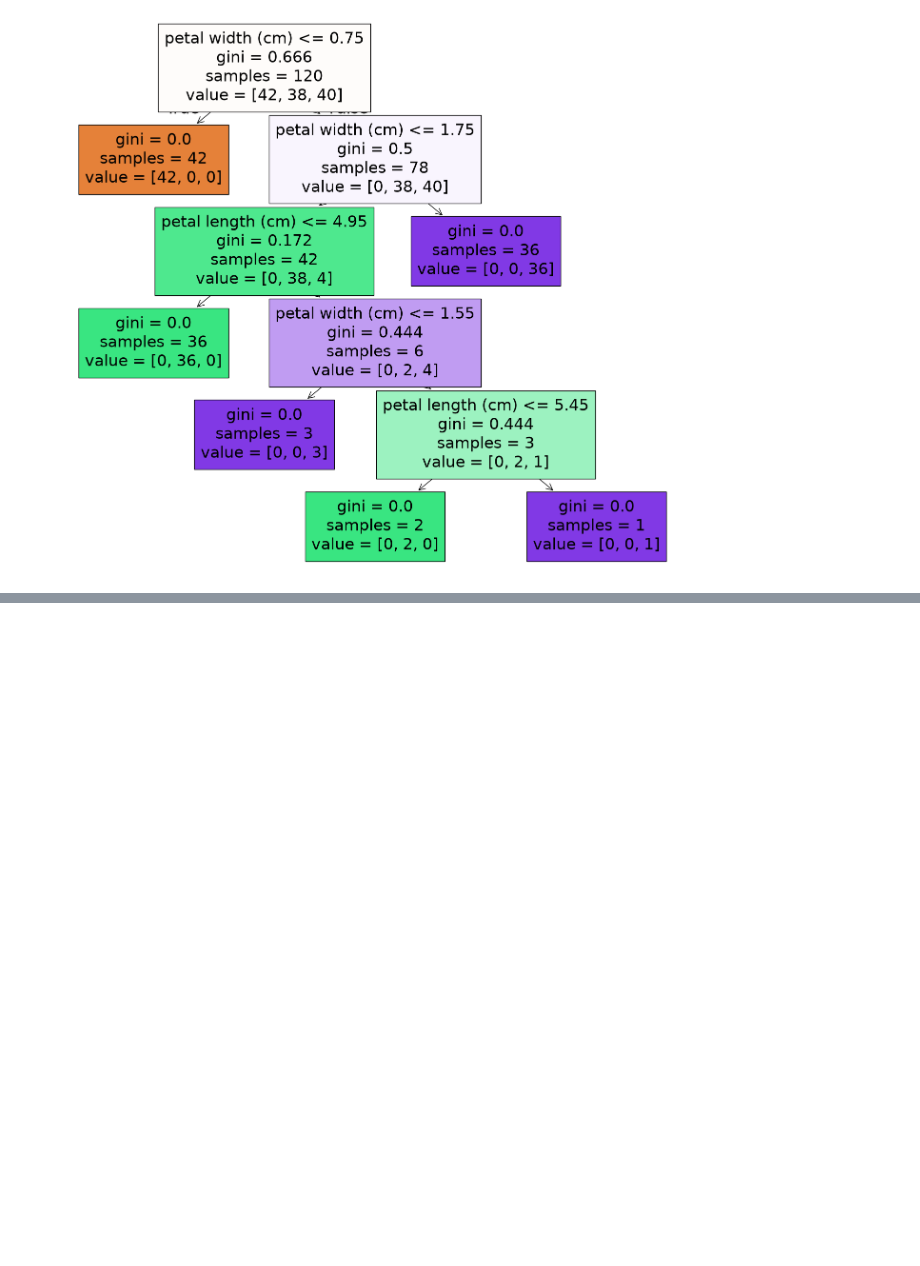
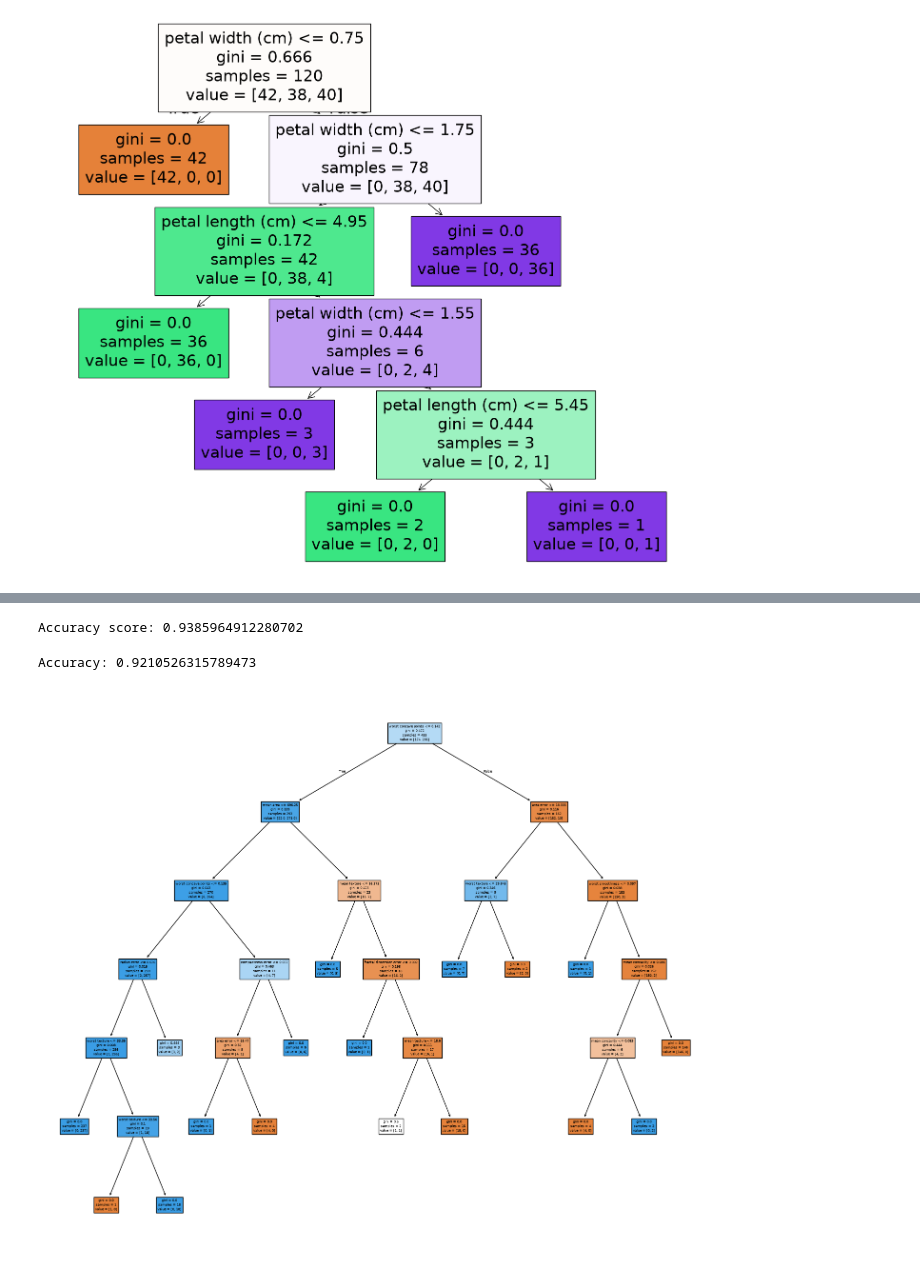
Before and after one commit to verholen-abigail/decTrees, a Jupyter notebook: decTree.ipynb, the cells around one changed output, grey strips where cells are left out. Saved outputs shown, nothing was run; the diff lists cells and outputs as text; code cells hidden in the pictures; blank space fills up the shorter version.

```diff
--- a/decTree.ipynb
+++ b/decTree.ipynb
@@ -512,0 +518,19 @@ plt.show()
+# %%
+from sklearn.datasets import load_breast_cancer
+
+b_c = load_breast_cancer()
+data = pd.DataFrame(data=b_c.data, columns=b_c.feature_names)
+data['target'] = b_c.target
+
+# split into training and testing 80/20?
+data = data.sample(frac=1).reset_index(drop=True)
+
+split = int(0.8 * len(data))
+
+train = data[:split]
+test = data[split:]
+# only numerical features
+cat = []
+features = b_c.feature_names
+
+train
@@ -512,0 +553,18 @@ plt.show()
+# %%
+X_train, X_test, y_train, y_test = train_test_split(b_c.data, b_c.target , test_size=0.2, random_state = 99)
+
+new_clf = DecisionTreeClassifier(min_samples_split= 5, max_depth= 10)
+
+new_clf.fit(X_train, y_train)
+
+param_grid = {
+    'max_depth': range(1, 20, 1),
+    'min_samples_split': range(2, 50, 3),
+    'criterion': ["entropy", "gini"]
+}
+
+grid_search = GridSearchCV(estimator=new_clf, param_grid=param_grid, verbose=1)
+grid_search.fit(X_train, y_train)
+
+print("Best accuracy: ", grid_search.best_score_)
+print("Best params: ", grid_search.best_params_)
@@ -512,0 +597,21 @@ plt.show()
+# %%
+prediction = cancer_tree.predict(test)
+
+accuracy = compare(prediction, "target", "New Target")
+
+print(f"Accuracy score: {accuracy}" )
+# %% [output]
+Accuracy score: 0.9385964912280702
+# %%
+y_pred = new_clf.predict(X_test)
+
+accuracy = accuracy_score(y_test, y_pred)
+print(f'Accuracy: {accuracy}')
+# %% [output]
+Accuracy: 0.9210526315789473
+# %%
+plt.figure(figsize=(18, 15))
+plot_tree(new_clf, filled=True, feature_names=features)
+plt.show()
+# %% [output]
+[figure, added]
```
Also changed, not shown: parts of 9 cells of this notebook.
